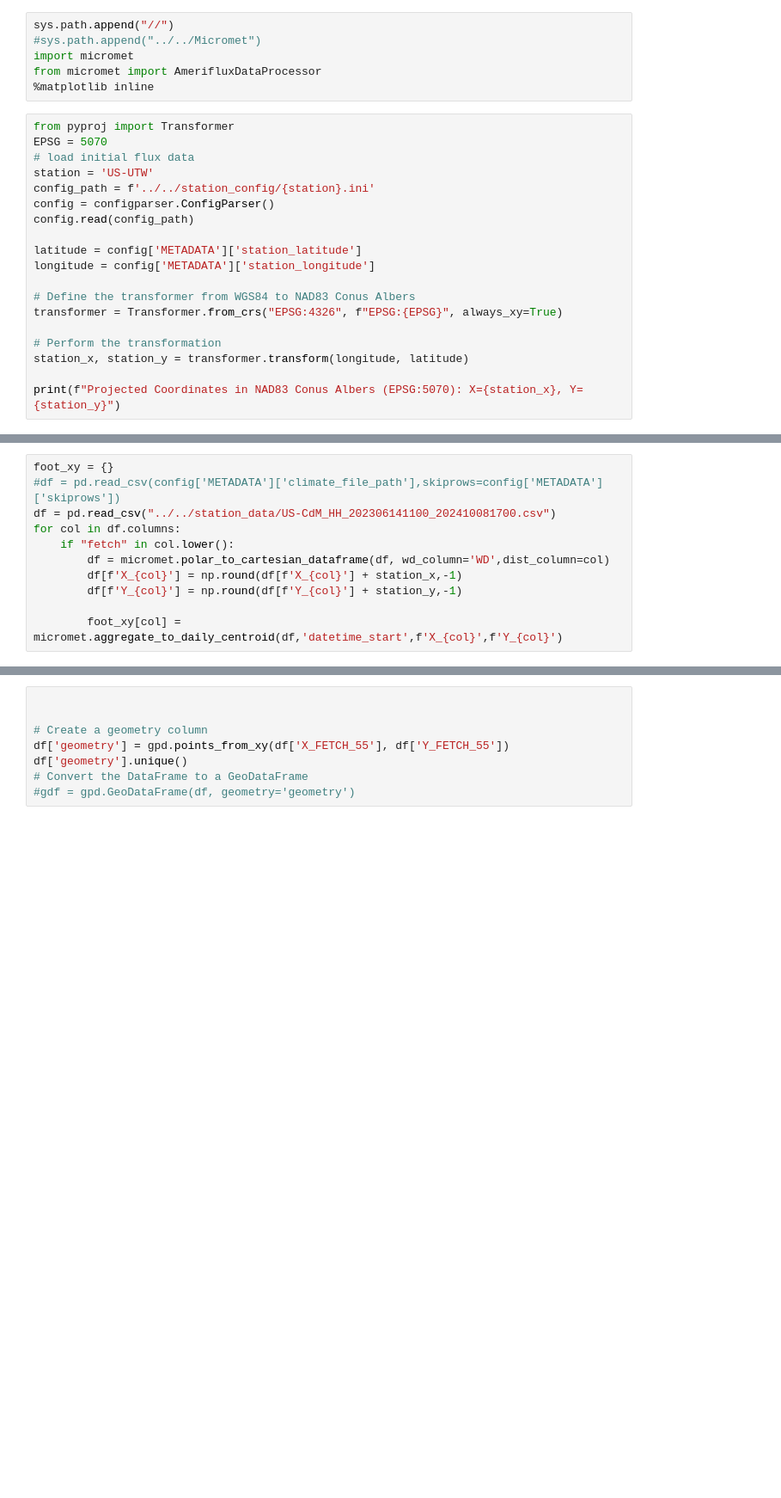
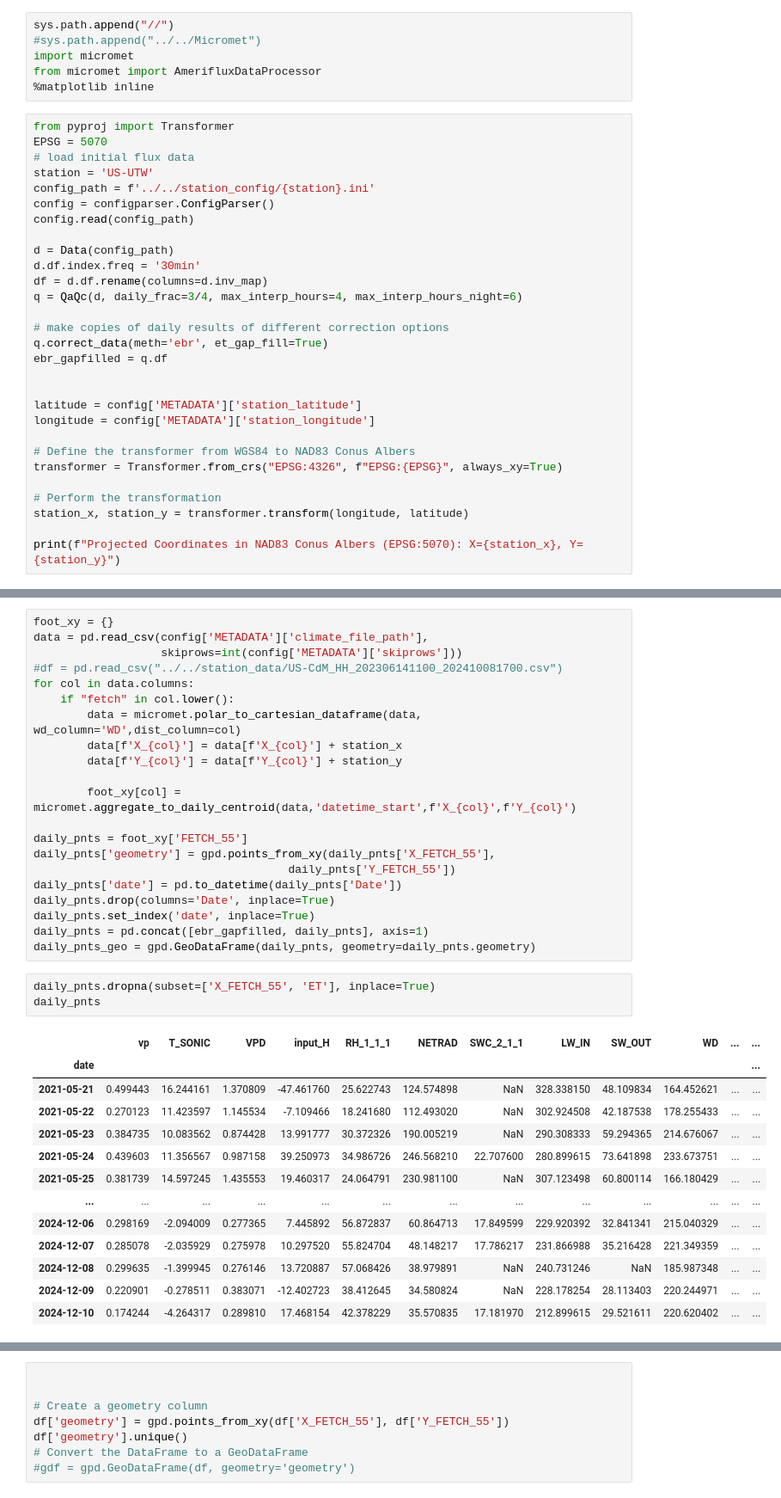
Before and after one commit to utah-geological-survey/MicroMet, a Jupyter notebook: Notebooks/Footprints/row_footprint.ipynb, the cells around one changed output, grey strips where cells are left out. Shown at 86% size. Cells and saved outputs as stored; diff of their text form; blank space fills up the shorter version.

```diff
--- a/Notebooks/Footprints/row_footprint.ipynb
+++ b/Notebooks/Footprints/row_footprint.ipynb
@@ -42,6 +31,16 @@ station = 'US-UTW'
 config_path = f'../../station_config/{station}.ini'
 config = configparser.ConfigParser()
 config.read(config_path)
+
+d = Data(config_path)
+d.df.index.freq = '30min'
+df = d.df.rename(columns=d.inv_map)
+q = QaQc(d, daily_frac=3/4, max_interp_hours=4, max_interp_hours_night=6)
+
+# make copies of daily results of different correction options
+q.correct_data(meth='ebr', et_gap_fill=True)
+ebr_gapfilled = q.df
+
 
 latitude = config['METADATA']['station_latitude']
 longitude = config['METADATA']['station_longitude']
@@ -58,11 +73,38 @@ Projected Coordinates in NAD83 Conus Albers (EPSG:5070): X=-1251001.2763440341,
 # %%
 foot_xy = {}
-#df = pd.read_csv(config['METADATA']['climate_file_path'],skiprows=config['METADATA']['skiprows'])
-df = pd.read_csv("../../station_data/US-CdM_HH_202306141100_202410081700.csv")
-for col in df.columns:
+data = pd.read_csv(config['METADATA']['climate_file_path'],
+                   skiprows=int(config['METADATA']['skiprows']))
+#df = pd.read_csv("../../station_data/US-CdM_HH_202306141100_202410081700.csv")
+for col in data.columns:
     if "fetch" in col.lower():
-        df = micromet.polar_to_cartesian_dataframe(df, wd_column='WD',dist_column=col)
-        df[f'X_{col}'] = np.round(df[f'X_{col}'] + station_x,-1)
-        df[f'Y_{col}'] = np.round(df[f'Y_{col}'] + station_y,-1)
+        data = micromet.polar_to_cartesian_dataframe(data, wd_column='WD',dist_column=col)
+        data[f'X_{col}'] = data[f'X_{col}'] + station_x
+        data[f'Y_{col}'] = data[f'Y_{col}'] + station_y
 
-        foot_xy[col] = micromet.aggregate_to_daily_centroid(df,'datetime_start',f'X_{col}',f'Y_{col}')
+        foot_xy[col] = micromet.aggregate_to_daily_centroid(data,'datetime_start',f'X_{col}',f'Y_{col}')
+
+daily_pnts = foot_xy['FETCH_55']
+daily_pnts['geometry'] = gpd.points_from_xy(daily_pnts['X_FETCH_55'],
+                                      daily_pnts['Y_FETCH_55'])
+daily_pnts['date'] = pd.to_datetime(daily_pnts['Date'])
+daily_pnts.drop(columns='Date', inplace=True)
+daily_pnts.set_index('date', inplace=True)
+daily_pnts = pd.concat([ebr_gapfilled, daily_pnts], axis=1)
+daily_pnts_geo = gpd.GeoDataFrame(daily_pnts, geometry=daily_pnts.geometry)
+# %%
+daily_pnts.dropna(subset=['X_FETCH_55', 'ET'], inplace=True)
+daily_pnts
+# %% [output]
+|  | vp | T_SONIC | VPD | input_H | RH_1_1_1 | NETRAD | SWC_2_1_1 | LW_IN | SW_OUT | WD | ... | ... |
+| date |  |  |  |  |  |  |  |  |  |  |  | ... |
+| 2021-05-21 | 0.499443 | 16.244161 | 1.370809 | -47.461760 | 25.622743 | 124.574898 | NaN | 328.338150 | 48.109834 | 164.452621 | ... | ... |
+| 2021-05-22 | 0.270123 | 11.423597 | 1.145534 | -7.109466 | 18.241680 | 112.493020 | NaN | 302.924508 | 42.187538 | 178.255433 | ... | ... |
+| 2021-05-23 | 0.384735 | 10.083562 | 0.874428 | 13.991777 | 30.372326 | 190.005219 | NaN | 290.308333 | 59.294365 | 214.676067 | ... | ... |
+| 2021-05-24 | 0.439603 | 11.356567 | 0.987158 | 39.250973 | 34.986726 | 246.568210 | 22.707600 | 280.899615 | 73.641898 | 233.673751 | ... | ... |
+| 2021-05-25 | 0.381739 | 14.597245 | 1.435553 | 19.460317 | 24.064791 | 230.981100 | NaN | 307.123498 | 60.800114 | 166.180429 | ... | ... |
+| ... | ... | ... | ... | ... | ... | ... | ... | ... | ... | ... | ... | ... |
+| 2024-12-06 | 0.298169 | -2.094009 | 0.277365 | 7.445892 | 56.872837 | 60.864713 | 17.849599 | 229.920392 | 32.841341 | 215.040329 | ... | ... |
+| 2024-12-07 | 0.285078 | -2.035929 | 0.275978 | 10.297520 | 55.824704 | 48.148217 | 17.786217 | 231.866988 | 35.216428 | 221.349359 | ... | ... |
+| 2024-12-08 | 0.299635 | -1.399945 | 0.276146 | 13.720887 | 57.068426 | 38.979891 | NaN | 240.731246 | NaN | 185.987348 | ... | ... |
+| 2024-12-09 | 0.220901 | -0.278511 | 0.383071 | -12.402723 | 38.412645 | 34.580824 | NaN | 228.178254 | 28.113403 | 220.244971 | ... | ... |
+| 2024-12-10 | 0.174244 | -4.264317 | 0.289810 | 17.468154 | 42.378229 | 35.570835 | 17.181970 | 212.899615 | 29.521611 | 220.620402 | ... | ... |
```
Also changed, not shown: parts of 8 cells of this notebook, 4 other files.
